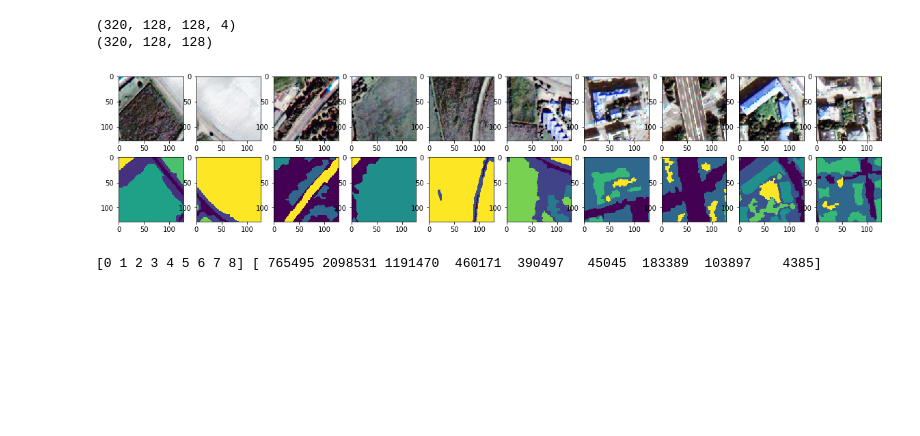
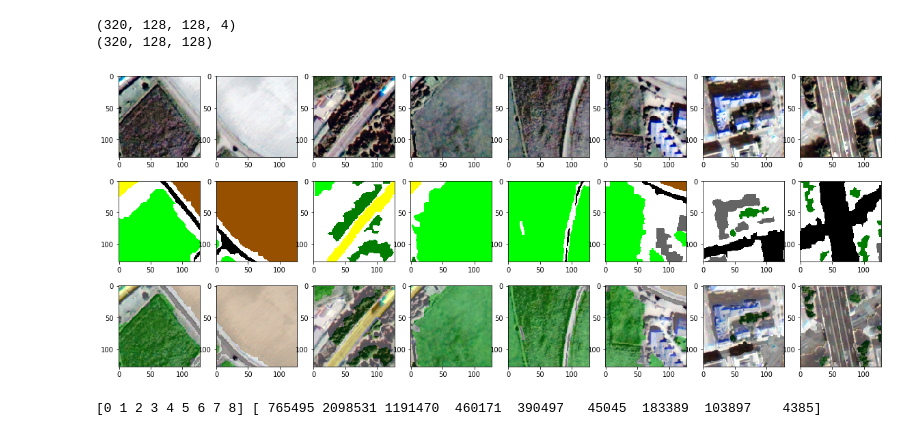
Before and after one commit to CyrilWendl/SIE-Master, a Jupyter notebook: Zurich Land Cover/Zurich Land Cover Classification.ipynb, the cells around one changed output. Drawn from its saved outputs; the diff is of its cells as text; code cells hidden in the pictures; blank space fills up the shorter version.

```diff
--- a/Zurich Land Cover/Zurich Land Cover Classification.ipynb
+++ b/Zurich Land Cover/Zurich Land Cover Classification.ipynb
@@ -123,15 +124,20 @@ legend = OrderedDict((('Background',[0, 0, 0]),
 names, colors = [], []
 for name, color in legend.items():
     names.append(name)
-    colors.append(np.sum(color))
+    colors.append(color)
 # %%
 def gt_color_to_label(gt, maj = False):
+    """
+    Transform a set of GT image in value range [0, 255] of shape (n_images, width, height, 3)
+    to a set of GT labels of shape (n_images, width, height)
+    """
+
     # sum of distinct color values
     gt_new = np.sum(gt,axis=3).astype(int)
 
     # replace colors by new values
     for i in range(len(colors)):
-        gt_new[gt_new == colors[i]] = i #np.argsort(colors)[i]
+        gt_new[gt_new == np.sum(colors[i])] = i #np.argsort(colors)[i]
 
     if maj:
         # return only majority label for each patch
@@ -143,3 +149,12 @@ def gt_color_to_label(gt, maj = False):
         gt_new = np.asarray([gt_maj_label]).T
 
     return gt_new
+
+def gt_label_to_color(gt):
+    """
+    Transform a set of GT labels of shape (n_images, width, height)
+    to a set of GT images in value range [0,1] of shape (n_images, width, height, 3) """
+    gt_new = np.zeros(gt.shape+(3,))
+    for i in range(len(colors)): # loop colors
+        gt_new[gt == i,:] = np.divide(colors[i],255)
+    return gt_new
@@ -215,13 +231,15 @@ print(gt_patches.shape)
 # %%
-imgs_row = 10
-fig, axes = plt.subplots(2,imgs_row)
-fig.set_size_inches(imgs_row*2,4)
+imgs_row = 8
+fig, axes = plt.subplots(3,imgs_row)
+fig.set_size_inches(20,8)
 offset = 10
+alpha=.3
 for i in range(offset, offset + imgs_row):
     axes[0][i-offset].imshow(im_patches[i][:,:,:3])
-    axes[1][i-offset].imshow(gt_patches[i]/9)
+    axes[1][i-offset].imshow(gt_label_to_color(gt_patches[i]))
+    axes[2][i-offset].imshow(gt_label_to_color(gt_patches[i])*alpha+im_patches[i][:,:,:3]*(1-alpha))
 # %% [output]
-[figure, old version]
+[figure, new version]
 # %%
 # print some statistics for the new labels
 unique, counts = np.unique(gt,return_counts=True)
```
Also changed, not shown: parts of 20 cells of this notebook, 2 other files.
